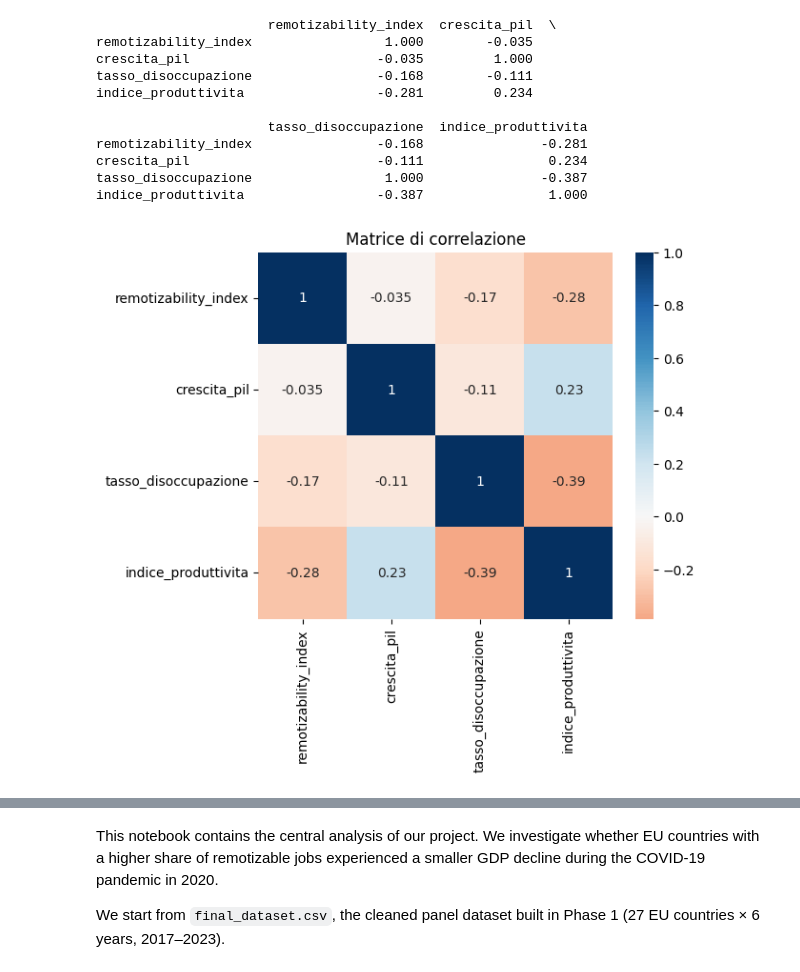
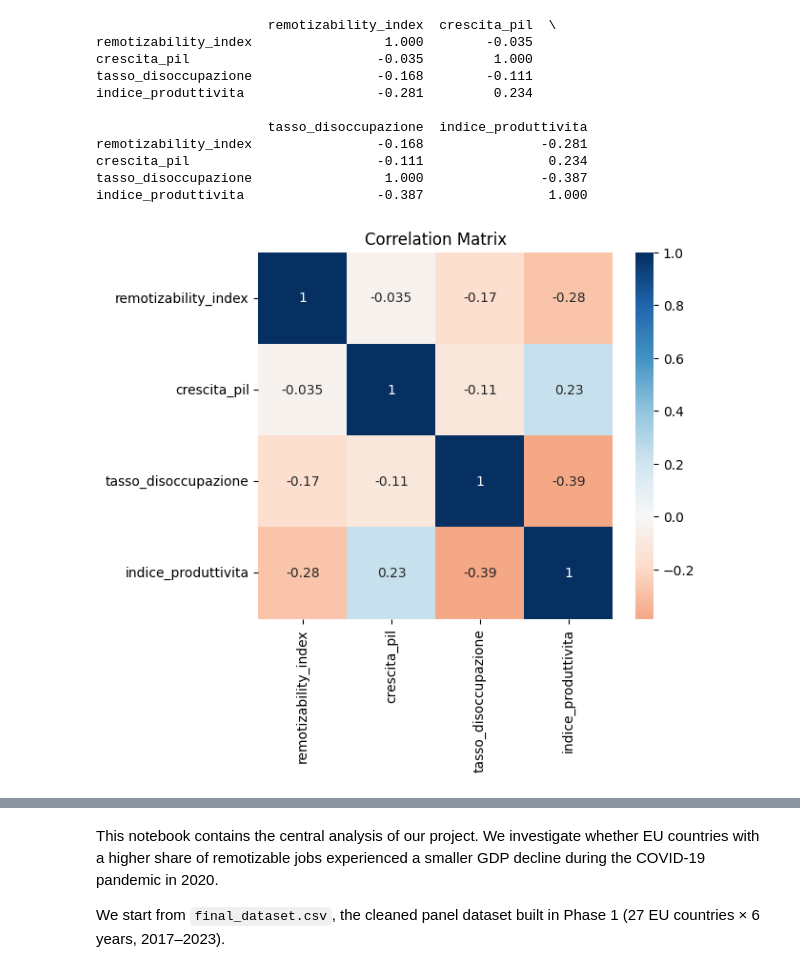
Before and after one commit to matperrucci-cell/Internet-Network-Economics, a Jupyter notebook: analysis.ipynb, the cells around one changed output, grey strips where cells are left out. Saved outputs shown, nothing was run; the diff lists cells and outputs as text; code cells hidden in the pictures.

```diff
--- a/analysis.ipynb
+++ b/analysis.ipynb
@@ -463,9 +536,9 @@ indice_produttivita                 -0.387                1.000
 # %%
 plt.figure(figsize=(6, 5))
 sns.heatmap(corr, annot=True, cmap="RdBu", center=0)
-plt.title("Matrice di correlazione")
+plt.title("Correlation Matrix")
 plt.show()
 # %% [output]
-[figure, old version]
+[figure, new version]
 # %% [markdown]
 ### remotizability_index --> crescita_pil: r = -0.003
```
Also changed, not shown: parts of 28 cells of this notebook.
